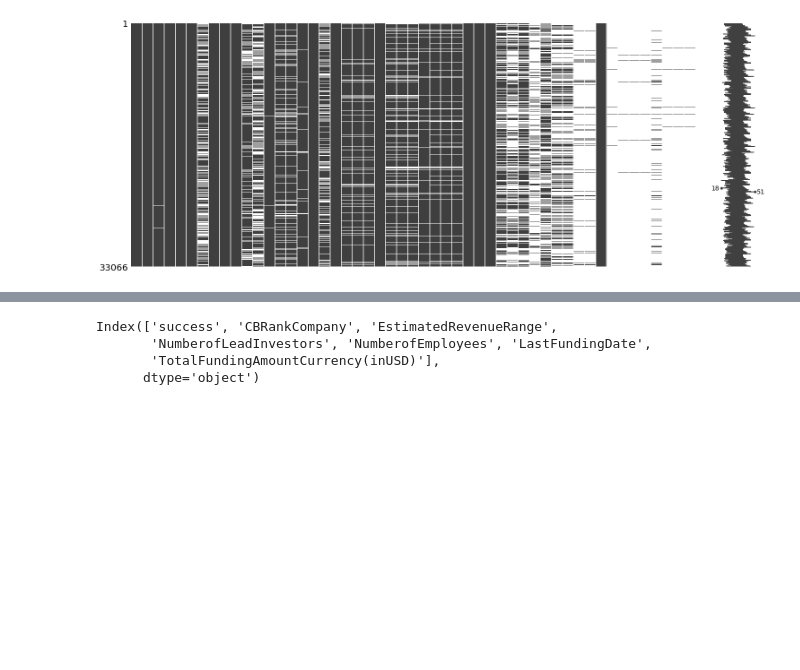
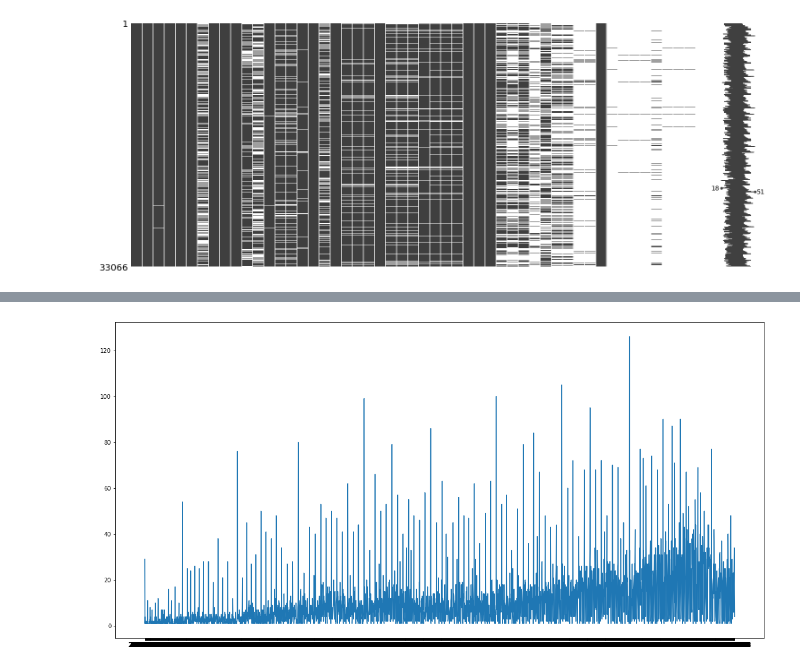
Before and after one commit to micro94/STARTUP_PREDICT, a Jupyter notebook: startup.ipynb, the cells around one changed output, grey strips where cells are left out. Saved outputs shown, nothing was run; the diff lists cells and outputs as text; code cells hidden in the pictures; blank space fills up the shorter version.

```diff
--- a/startup.ipynb
+++ b/startup.ipynb
@@ -141,11 +120,13 @@ data.loc[data["Estimated Revenue Range"] == "$10B+" ,"Estimated Revenue Range"]
 # %%
-# # funding _date 받은 회사 기준 시계열
+# funding _date 받은 회사 기준 시계열
 
-# Funding_date = data["Last Funding Date"].sort_values()
-# Funding_date_num =Funding_date.groupby(Funding_date).size()
-# Funding_date =Funding_date.drop_duplicates()
+Funding_date = data["Last Funding Date"].sort_values()
+Funding_date_num =Funding_date.groupby(Funding_date).size()
+Funding_date =Funding_date.drop_duplicates()
 
 
-# plt.rcParams["figure.figsize"] = (20,10)
-# plt.plot(Funding_date,Funding_date_num)
-# plt.show()
+plt.rcParams["figure.figsize"] = (20,10)
+plt.plot(Funding_date,Funding_date_num)
+plt.show()
+# %% [output]
+[figure, added]
@@ -161,7 +133,2 @@ data =data.fillna(0)
 # %%
-data.columns
+data = data.loc[:,data.columns[:51]]
-# %% [output]
-Index(['success', 'CBRankCompany', 'EstimatedRevenueRange',
-       'NumberofLeadInvestors', 'NumberofEmployees', 'LastFundingDate',
-       'TotalFundingAmountCurrency(inUSD)'],
-      dtype='object')
```
Also changed, not shown: parts of 17 cells of this notebook.
